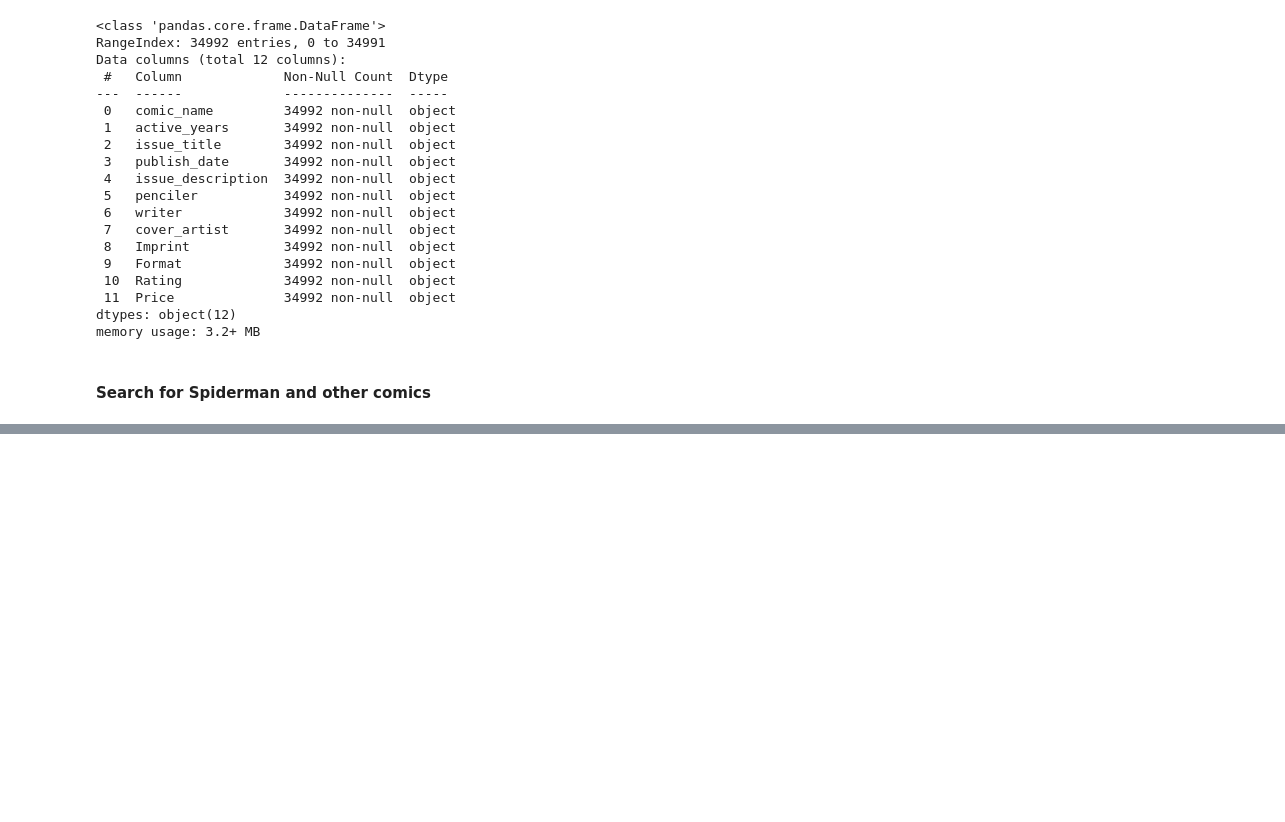
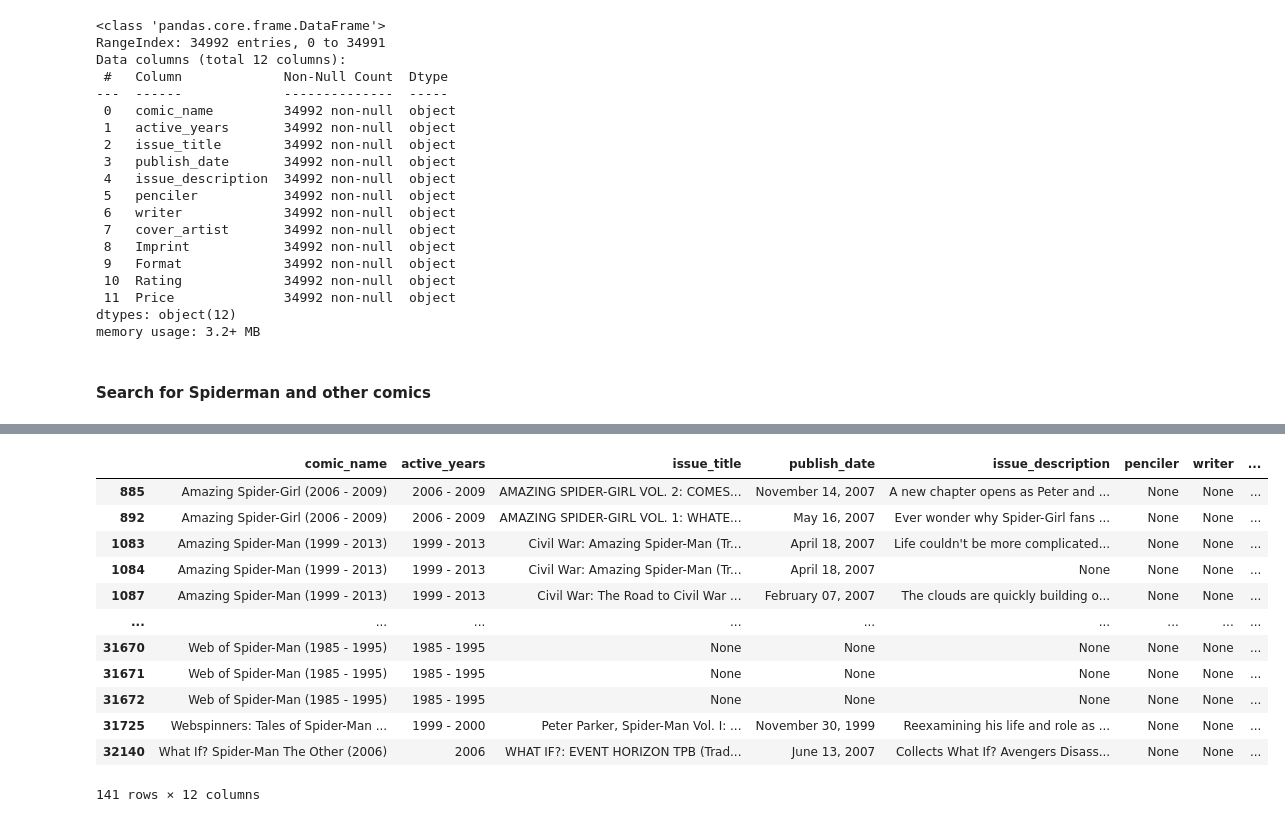
Before and after one commit to Spondon99/Marvel-Comics, a Jupyter notebook: Comic Analysis.ipynb, the cells around one changed output, grey strips where cells are left out. Saved outputs shown, nothing was run; the diff lists cells and outputs as text; code cells hidden in the pictures; blank space fills up the shorter version.

```diff
--- a/Comic Analysis.ipynb
+++ b/Comic Analysis.ipynb
@@ -77,0 +114,16 @@ spiderman_comics.head()
+# %%
+spiderman_comics[spiderman_comics['Price'] == 'None']
+# %% [output]
+|  | comic_name | active_years | issue_title | publish_date | issue_description | penciler | writer | ... |
+| 885 | Amazing Spider-Girl (2006 - 2009) | 2006 - 2009 | AMAZING SPIDER-GIRL VOL. 2: COMES... | November 14, 2007 | A new chapter opens as Peter and ... | None | None | ... |
+| 892 | Amazing Spider-Girl (2006 - 2009) | 2006 - 2009 | AMAZING SPIDER-GIRL VOL. 1: WHATE... | May 16, 2007 | Ever wonder why Spider-Girl fans ... | None | None | ... |
+| 1083 | Amazing Spider-Man (1999 - 2013) | 1999 - 2013 | Civil War: Amazing Spider-Man (Tr... | April 18, 2007 | Life couldn't be more complicated... | None | None | ... |
+| 1084 | Amazing Spider-Man (1999 - 2013) | 1999 - 2013 | Civil War: Amazing Spider-Man (Tr... | April 18, 2007 | None | None | None | ... |
+| 1087 | Amazing Spider-Man (1999 - 2013) | 1999 - 2013 | Civil War: The Road to Civil War ... | February 07, 2007 | The clouds are quickly building o... | None | None | ... |
+| ... | ... | ... | ... | ... | ... | ... | ... | ... |
+| 31670 | Web of Spider-Man (1985 - 1995) | 1985 - 1995 | None | None | None | None | None | ... |
+| 31671 | Web of Spider-Man (1985 - 1995) | 1985 - 1995 | None | None | None | None | None | ... |
+| 31672 | Web of Spider-Man (1985 - 1995) | 1985 - 1995 | None | None | None | None | None | ... |
+| 31725 | Webspinners: Tales of Spider-Man ... | 1999 - 2000 | Peter Parker, Spider-Man Vol. I: ... | November 30, 1999 | Reexamining his life and role as ... | None | None | ... |
+| 32140 | What If? Spider-Man The Other (2006) | 2006 | WHAT IF?: EVENT HORIZON TPB (Trad... | June 13, 2007 | Collects What If? Avengers Disass... | None | None | ... |
+141 rows × 12 columns
```
Also changed, not shown: parts of 8 cells of this notebook.
